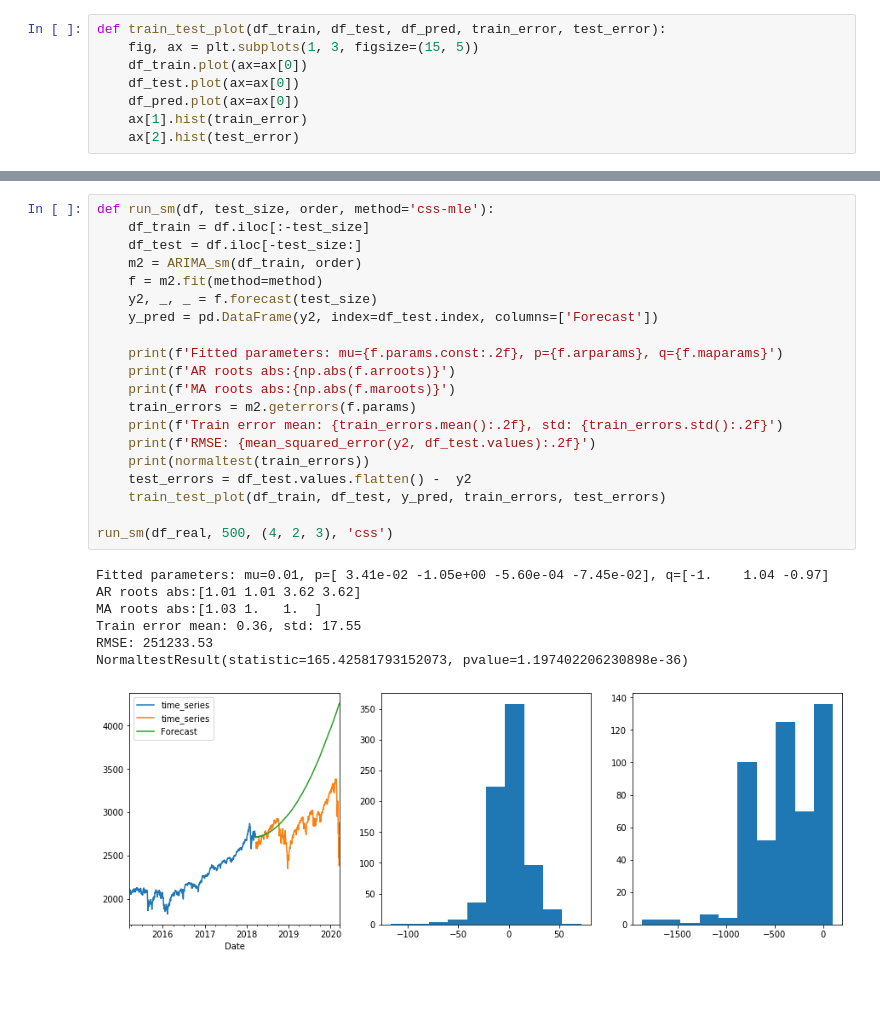
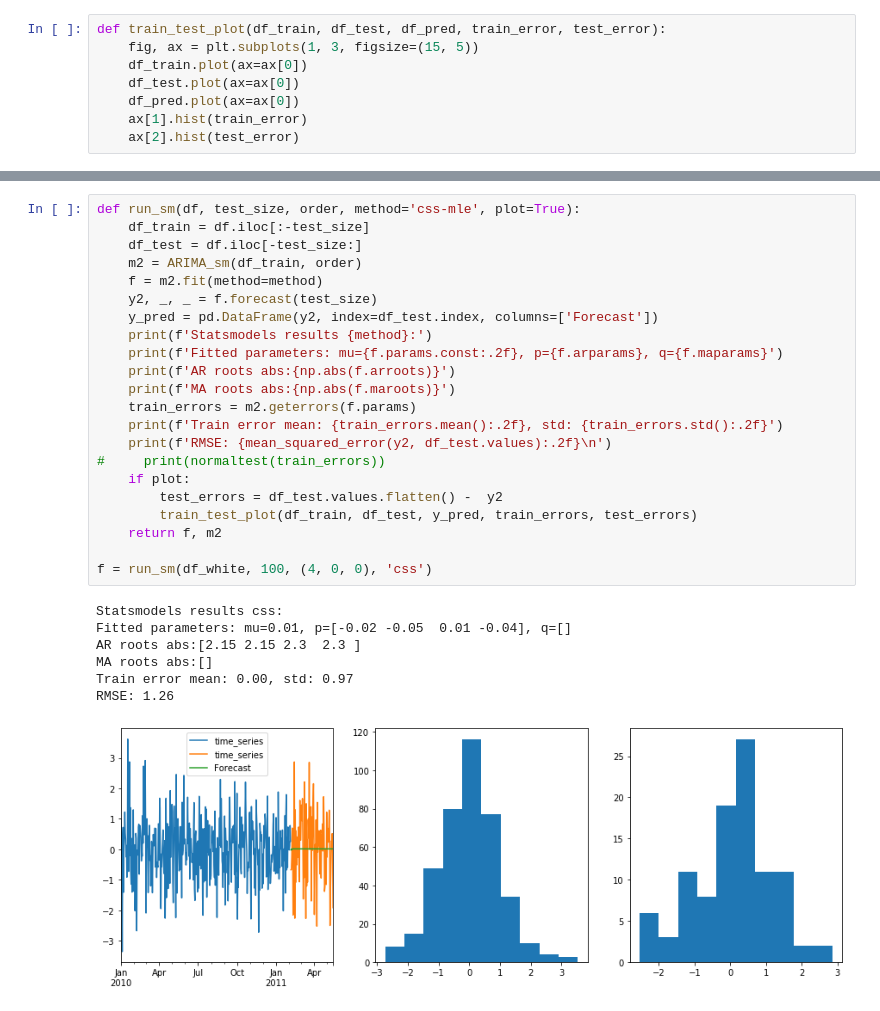
Before and after one commit to Sburyachenko/giotto-time, a Jupyter notebook: examples/arima-tests.ipynb, the cells around one changed output, grey strips where cells are left out. Drawn from its saved outputs; the diff is of its cells as text; blank space fills up the shorter version.

```diff
--- a/examples/arima-tests.ipynb
+++ b/examples/arima-tests.ipynb
@@ -81,28 +99,30 @@ NormaltestResult(statistic=116.64080943904077, pvalue=4.6964537297105266e-26)
 # %%
-def run_sm(df, test_size, order, method='css-mle'):
+def run_sm(df, test_size, order, method='css-mle', plot=True):
     df_train = df.iloc[:-test_size]
     df_test = df.iloc[-test_size:]
     m2 = ARIMA_sm(df_train, order)
     f = m2.fit(method=method)
     y2, _, _ = f.forecast(test_size)
     y_pred = pd.DataFrame(y2, index=df_test.index, columns=['Forecast'])
-
+    print(f'Statsmodels results {method}:')
     print(f'Fitted parameters: mu={f.params.const:.2f}, p={f.arparams}, q={f.maparams}')
     print(f'AR roots abs:{np.abs(f.arroots)}')
     print(f'MA roots abs:{np.abs(f.maroots)}')
     train_errors = m2.geterrors(f.params)
     print(f'Train error mean: {train_errors.mean():.2f}, std: {train_errors.std():.2f}')
-    print(f'RMSE: {mean_squared_error(y2, df_test.values):.2f}')
-    print(normaltest(train_errors))
-    test_errors = df_test.values.flatten() -  y2
-    train_test_plot(df_train, df_test, y_pred, train_errors, test_errors)
+    print(f'RMSE: {mean_squared_error(y2, df_test.values):.2f}\n')
+#     print(normaltest(train_errors))
+    if plot:
+        test_errors = df_test.values.flatten() -  y2
+        train_test_plot(df_train, df_test, y_pred, train_errors, test_errors)
+    return f, m2
 
-run_sm(df_real, 500, (4, 2, 3), 'css')
+f = run_sm(df_white, 100, (4, 0, 0), 'css')
 # %% [output]
-Fitted parameters: mu=0.01, p=[ 3.41e-02 -1.05e+00 -5.60e-04 -7.45e-02], q=[-1.    1.04 -0.97]
-AR roots abs:[1.01 1.01 3.62 3.62]
-MA roots abs:[1.03 1.   1.  ]
-Train error mean: 0.36, std: 17.55
-RMSE: 251233.53
-NormaltestResult(statistic=165.42581793152073, pvalue=1.197402206230898e-36)
+Statsmodels results css:
+Fitted parameters: mu=0.01, p=[-0.02 -0.05  0.01 -0.04], q=[]
+AR roots abs:[2.15 2.15 2.3  2.3 ]
+MA roots abs:[]
+Train error mean: 0.00, std: 0.97
+RMSE: 1.26
-[figure, old version]
+[figure, new version]
```
Also changed, not shown: parts of 36 cells of this notebook.
